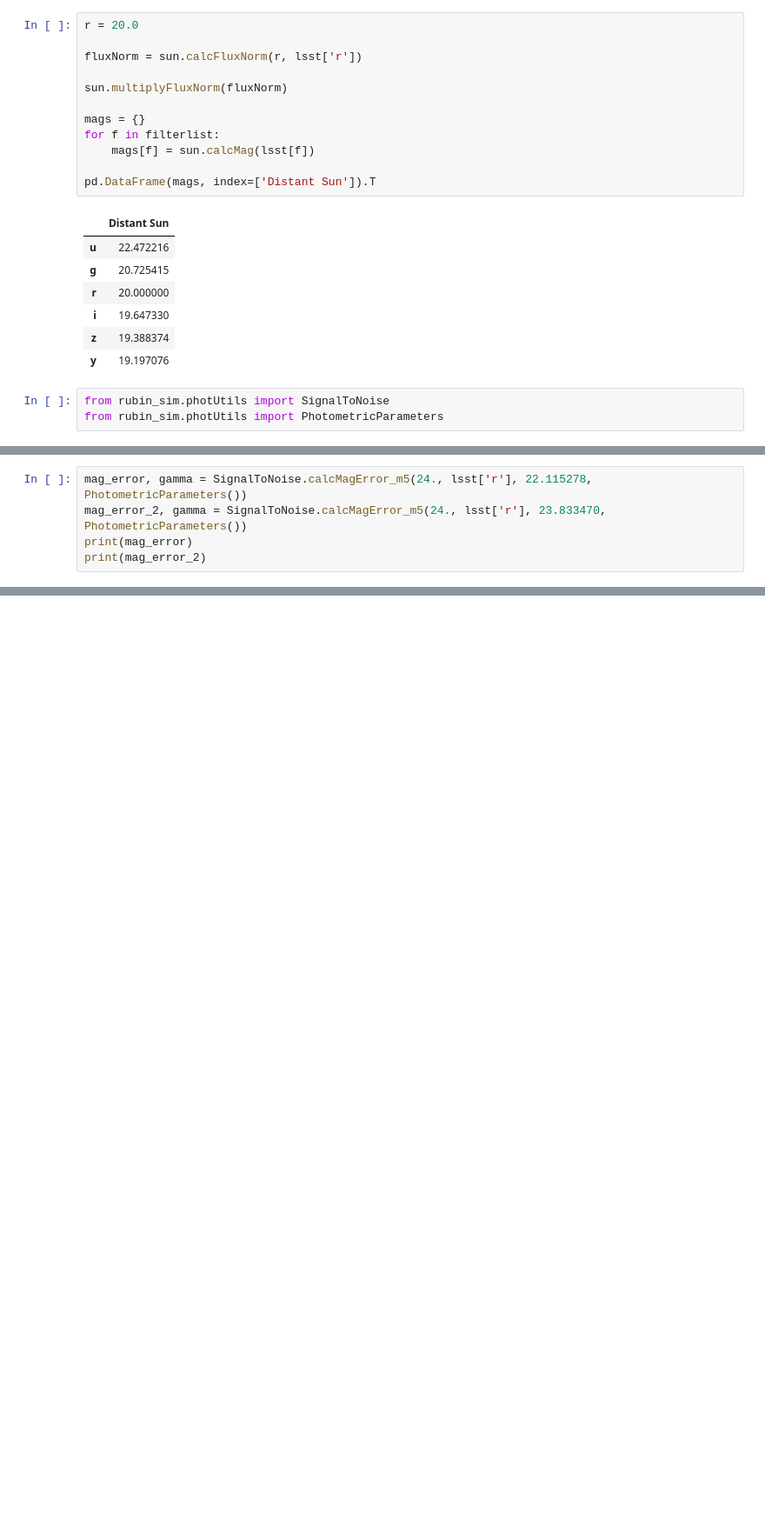
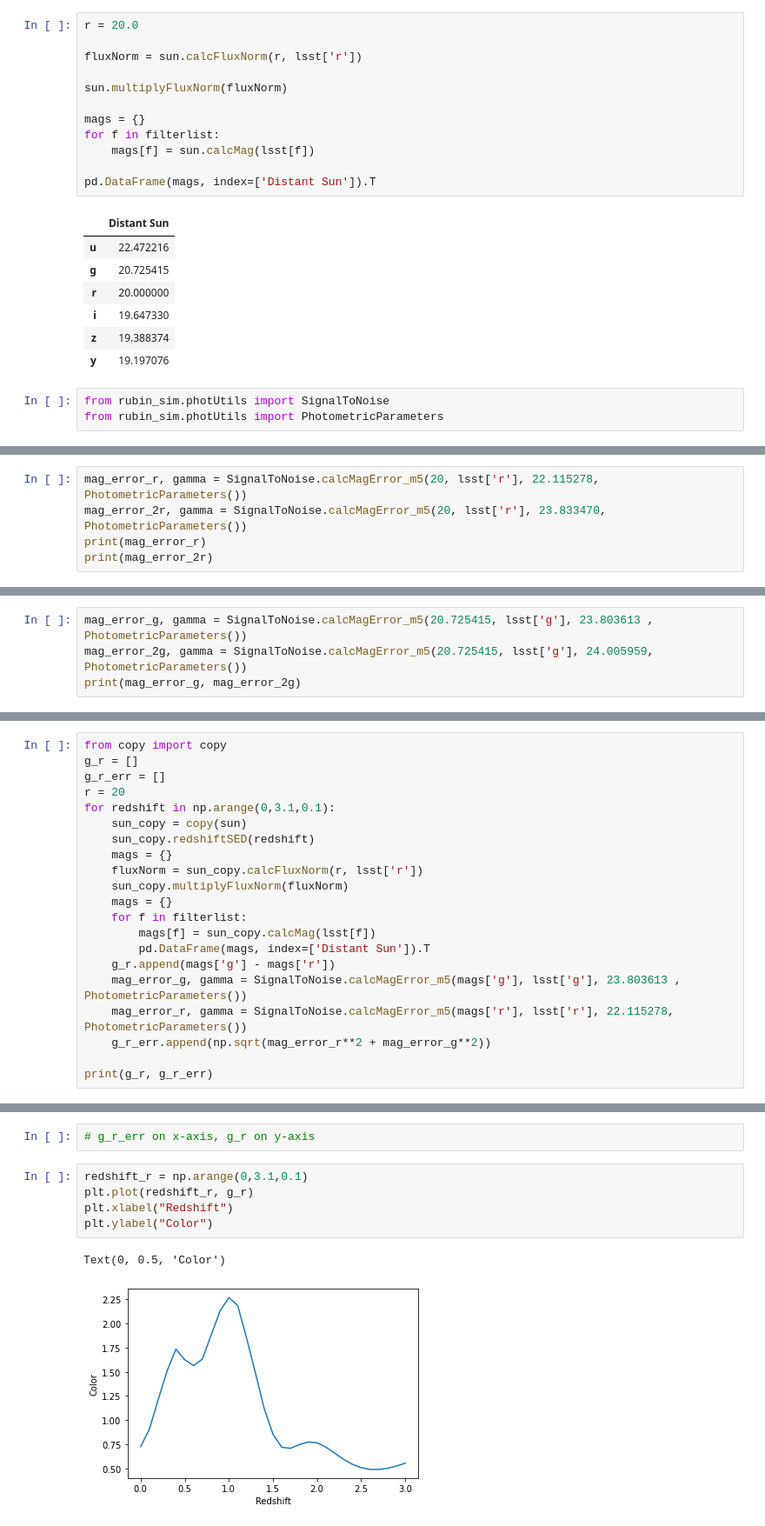
Before and after one commit to dirac-institute/uw-premap-2022-photoz, a Jupyter notebook: magnitudes.ipynb, the cells around one changed output, grey strips where cells are left out. Shown at 87% size. Drawn from its saved outputs; the diff is of its cells as text; blank space fills up the shorter version.

```diff
--- a/magnitudes.ipynb
+++ b/magnitudes.ipynb
@@ -213,6 +227,6 @@ SignalToNoise.calcMagError_m5(magnitude=20, bandpass=lsst['r'], m5=24, photParam
 # %%
-mag_error, gamma = SignalToNoise.calcMagError_m5(24., lsst['r'], 22.115278, PhotometricParameters())
-mag_error_2, gamma = SignalToNoise.calcMagError_m5(24., lsst['r'], 23.833470, PhotometricParameters())
-print(mag_error)
-print(mag_error_2)
+mag_error_r, gamma = SignalToNoise.calcMagError_m5(20, lsst['r'], 22.115278, PhotometricParameters())
+mag_error_2r, gamma = SignalToNoise.calcMagError_m5(20, lsst['r'], 23.833470, PhotometricParameters())
+print(mag_error_r)
+print(mag_error_2r)
 # %% [output]
@@ -220,0 +235,4 @@ print(mag_error_2)
+# %%
+mag_error_g, gamma = SignalToNoise.calcMagError_m5(20.725415, lsst['g'], 23.803613 , PhotometricParameters())
+mag_error_2g, gamma = SignalToNoise.calcMagError_m5(20.725415, lsst['g'], 24.005959, PhotometricParameters())
+print(mag_error_g, mag_error_2g)
@@ -220,0 +252,21 @@ print(mag_error_2)
+# %%
+from copy import copy
+g_r = []
+g_r_err = []
+r = 20
+for redshift in np.arange(0,3.1,0.1):
+    sun_copy = copy(sun)
+    sun_copy.redshiftSED(redshift)
+    mags = {}
+    fluxNorm = sun_copy.calcFluxNorm(r, lsst['r'])
+    sun_copy.multiplyFluxNorm(fluxNorm)
+    mags = {}
+    for f in filterlist:
+        mags[f] = sun_copy.calcMag(lsst[f])
+        pd.DataFrame(mags, index=['Distant Sun']).T
+    g_r.append(mags['g'] - mags['r'])
+    mag_error_g, gamma = SignalToNoise.calcMagError_m5(mags['g'], lsst['g'], 23.803613 , PhotometricParameters())
+    mag_error_r, gamma = SignalToNoise.calcMagError_m5(mags['r'], lsst['r'], 22.115278, PhotometricParameters())
+    g_r_err.append(np.sqrt(mag_error_r**2 + mag_error_g**2))
+
+print(g_r, g_r_err)
@@ -220,0 +275,10 @@ print(mag_error_2)
+# %%
+# g_r_err on x-axis, g_r on y-axis
+# %%
+redshift_r = np.arange(0,3.1,0.1)
+plt.plot(redshift_r, g_r)
+plt.xlabel("Redshift")
+plt.ylabel("Color")
+# %% [output]
+Text(0, 0.5, 'Color')
+[figure, added]
```
Also changed, not shown: parts of 18 cells of this notebook, 1 other file.
